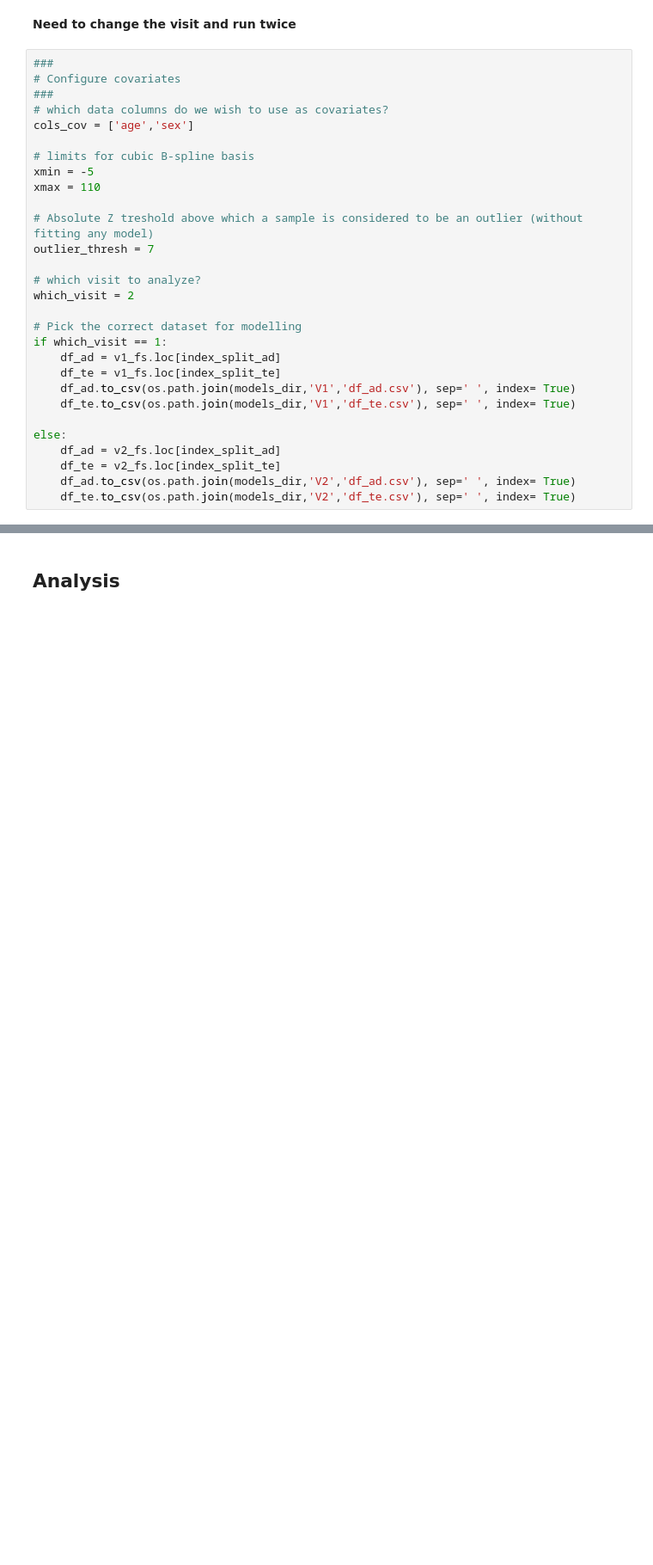
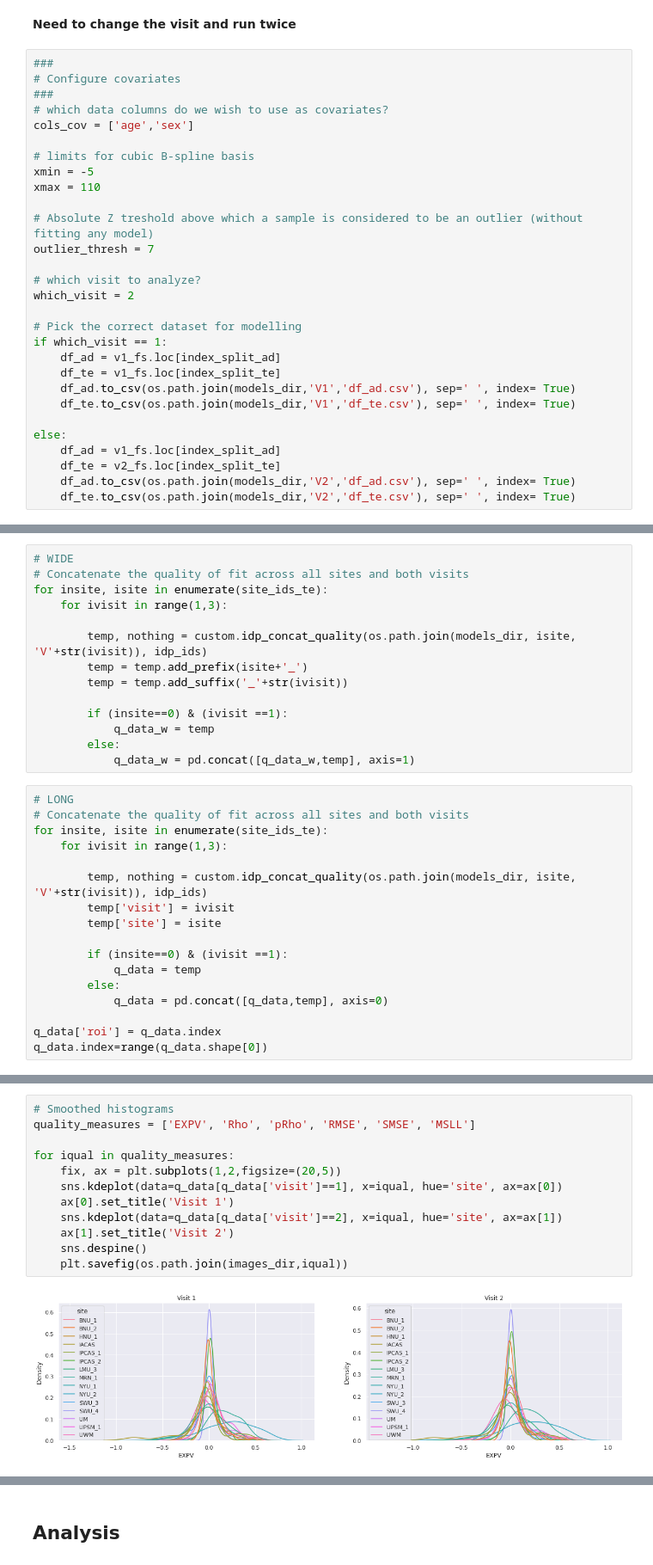
Before and after one commit to bbuckova/ESO_normative, a Jupyter notebook: CORR_data_normative.ipynb, the cells around one changed output, grey strips where cells are left out. Shown at 86% size. Drawn from its saved outputs; the diff is of its cells as text; blank space fills up the shorter version.

Commit message:
[CORR_data_normative.ipynb] Added analysis per site, visualizations and ys2 descriptives

```diff
--- a/CORR_data_normative.ipynb
+++ b/CORR_data_normative.ipynb
@@ -155,7 +243,7 @@ if which_visit == 1:
     df_te.to_csv(os.path.join(models_dir,'V1','df_te.csv'), sep=' ', index= True)
 
 else:
-    df_ad = v2_fs.loc[index_split_ad]
+    df_ad = v1_fs.loc[index_split_ad]
     df_te = v2_fs.loc[index_split_te]
     df_ad.to_csv(os.path.join(models_dir,'V2','df_ad.csv'), sep=' ', index= True)
     df_te.to_csv(os.path.join(models_dir,'V2','df_te.csv'), sep=' ', index= True)
@@ -251,0 +452,31 @@ Writing outputs ...
+# %%
+# WIDE
+# Concatenate the quality of fit across all sites and both visits
+for insite, isite in enumerate(site_ids_te):
+    for ivisit in range(1,3):
+
+        temp, nothing = custom.idp_concat_quality(os.path.join(models_dir, isite, 'V'+str(ivisit)), idp_ids)
+        temp = temp.add_prefix(isite+'_')
+        temp = temp.add_suffix('_'+str(ivisit))
+
+        if (insite==0) & (ivisit ==1):
+            q_data_w = temp
+        else:
+            q_data_w = pd.concat([q_data_w,temp], axis=1)
+# %%
+# LONG
+# Concatenate the quality of fit across all sites and both visits
+for insite, isite in enumerate(site_ids_te):
+    for ivisit in range(1,3):
+
+        temp, nothing = custom.idp_concat_quality(os.path.join(models_dir, isite, 'V'+str(ivisit)), idp_ids)
+        temp['visit'] = ivisit
+        temp['site'] = isite
+
+        if (insite==0) & (ivisit ==1):
+            q_data = temp
+        else:
+            q_data = pd.concat([q_data,temp], axis=0)
+
+q_data['roi'] = q_data.index
+q_data.index=range(q_data.shape[0])
@@ -251,0 +485,14 @@ Writing outputs ...
+# %%
+# Smoothed histograms
+quality_measures = ['EXPV', 'Rho', 'pRho', 'RMSE', 'SMSE', 'MSLL']
+
+for iqual in quality_measures:
+    fix, ax = plt.subplots(1,2,figsize=(20,5))
+    sns.kdeplot(data=q_data[q_data['visit']==1], x=iqual, hue='site', ax=ax[0])
+    ax[0].set_title('Visit 1')
+    sns.kdeplot(data=q_data[q_data['visit']==2], x=iqual, hue='site', ax=ax[1])
+    ax[1].set_title('Visit 2')
+    sns.despine()
+    plt.savefig(os.path.join(images_dir,iqual))
+# %% [output]
+[figure, added]
```
Also changed, not shown: parts of 35 cells of this notebook.
